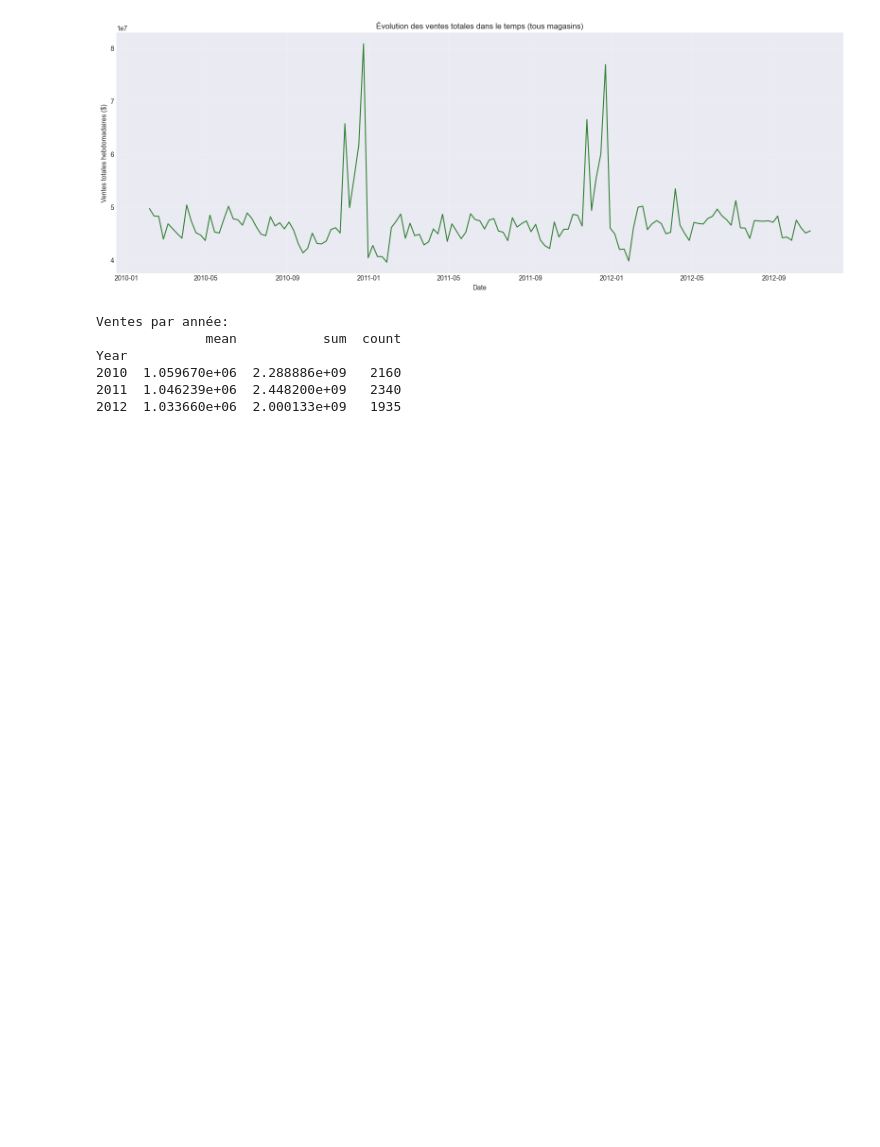
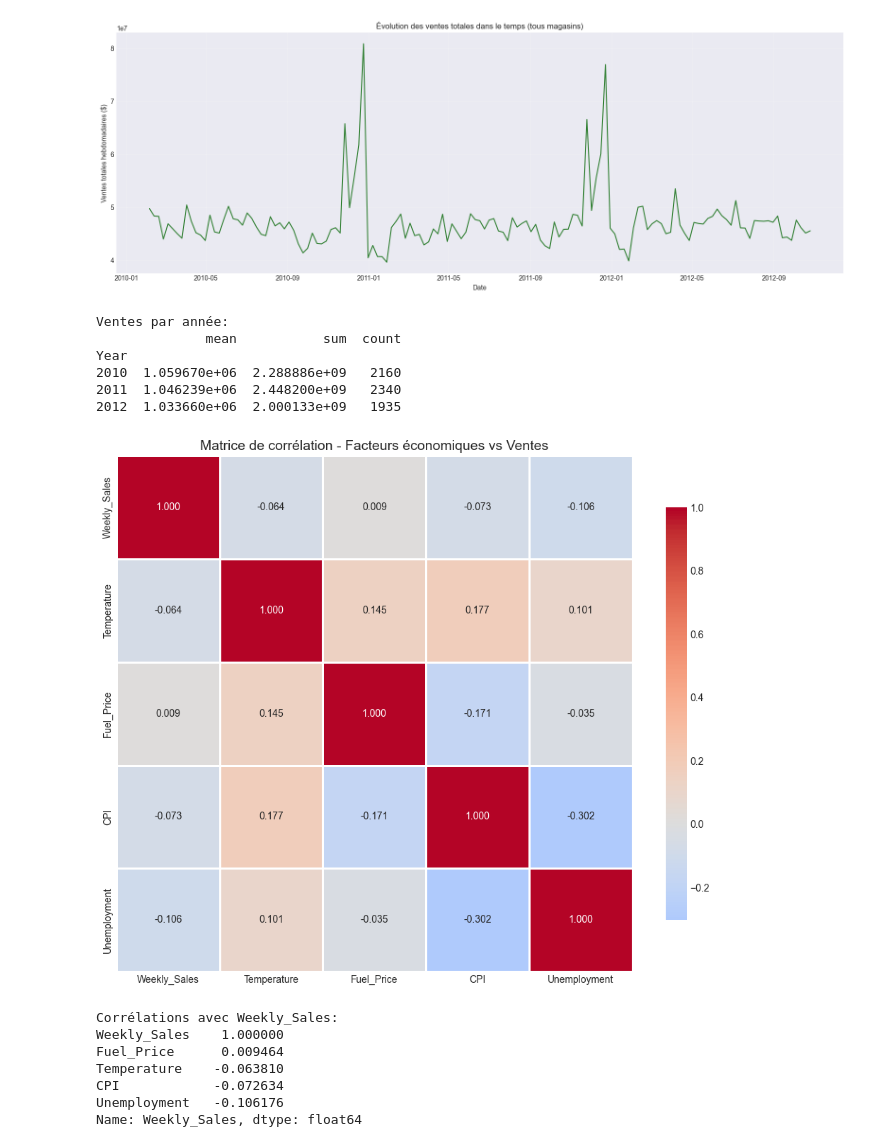
Before and after one commit to Softwinnerr/walmart-sales-analysis, a Jupyter notebook: notebooks/01_complete_analysis.ipynb, the cells around one changed output. Cells and saved outputs as stored; diff of their text form; code cells hidden in the pictures; blank space fills up the shorter version.

```diff
--- a/notebooks/01_complete_analysis.ipynb
+++ b/notebooks/01_complete_analysis.ipynb
@@ -239,3 +239,27 @@ Year
 2010  1.059670e+06  2.288886e+09   2160
 2011  1.046239e+06  2.448200e+09   2340
 2012  1.033660e+06  2.000133e+09   1935
+# %%
+# Analyser les corrélations entre variables
+numeric_cols = ['Weekly_Sales', 'Temperature', 'Fuel_Price', 'CPI', 'Unemployment']
+correlation = df[numeric_cols].corr()
+
+plt.figure(figsize=(10, 8))
+sns.heatmap(correlation, annot=True, fmt='.3f', cmap='coolwarm',
+            center=0, square=True, linewidths=1, cbar_kws={"shrink": 0.8})
+plt.title('Matrice de corrélation - Facteurs économiques vs Ventes', fontsize=14)
+plt.tight_layout()
+plt.savefig('../visualizations/correlation_heatmap.png', dpi=300, bbox_inches='tight')
+plt.show()
+
+print("\nCorrélations avec Weekly_Sales:")
+print(correlation['Weekly_Sales'].sort_values(ascending=False))
+# %% [output]
+[figure, added]
+Corrélations avec Weekly_Sales:
+Weekly_Sales    1.000000
+Fuel_Price      0.009464
+Temperature    -0.063810
+CPI            -0.072634
+Unemployment   -0.106176
+Name: Weekly_Sales, dtype: float64
```
Also changed, not shown: parts of 1 cell of this notebook, 3 other files.
